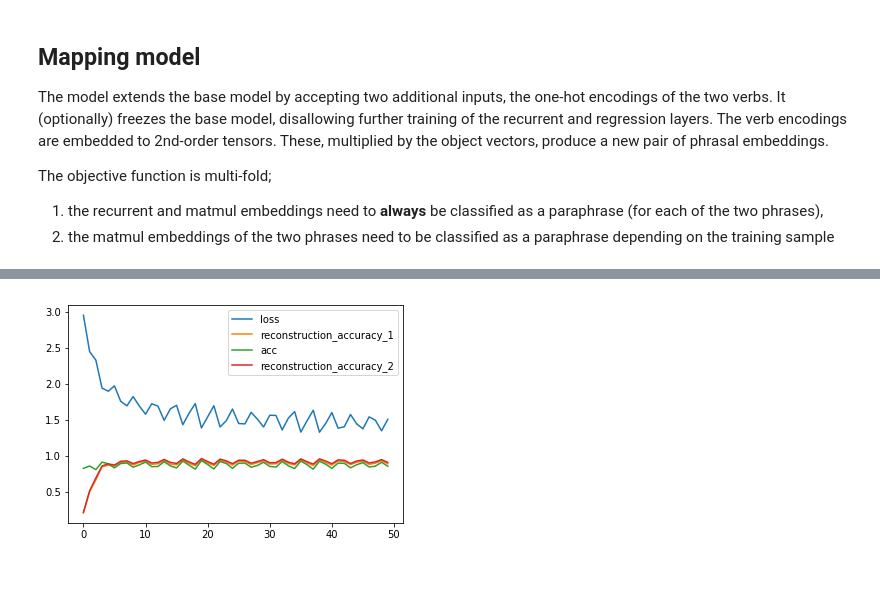
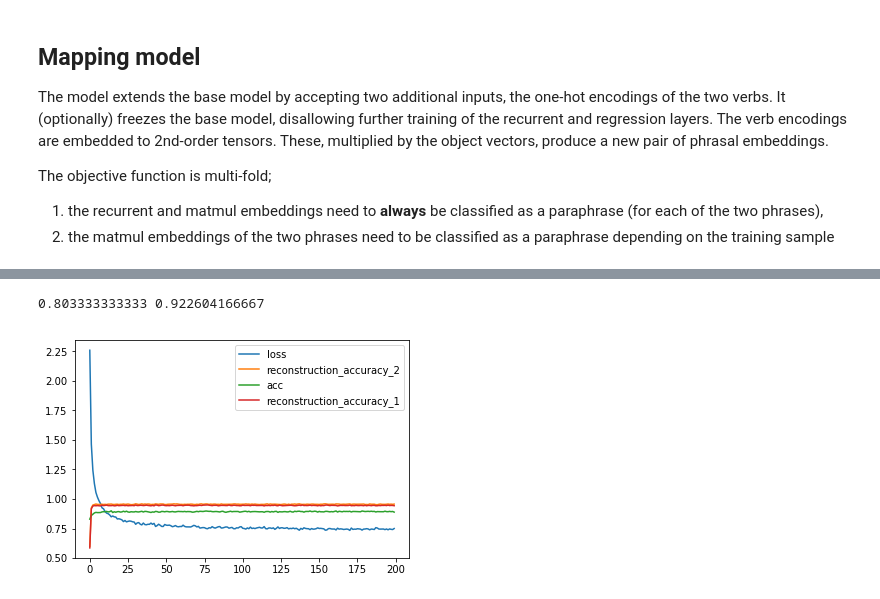
Before and after one commit to konstantinosKokos/verbs-as-maps, a Jupyter notebook: Showcase.ipynb, the cells around one changed output, grey strips where cells are left out. Cells and saved outputs as stored; diff of their text form; code cells hidden in the pictures.

```diff
--- a/Showcase.ipynb
+++ b/Showcase.ipynb
@@ -48,6 +71,7 @@ display(SVG(filename='Embedding.svg'))
 # %%
 # Fitting the mapping model requires more negative samples, larger batch size, more epochs and a slower learning rate to get good results
 g = mapper.fit_generator(data_generator(verbs, objects, pairs,
-                                        random_chance=0.7, batch_size = 128,
-                                        return_signatures=True),
-                         steps_per_epoch=100, nb_epoch=50, verbose=False)
+                                        random_chance=0.75, batch_size = 128,
+                                        return_signatures=True, shuffle=True),
+                         steps_per_epoch=125, nb_epoch=200, verbose=True)
+# a reset over the trainset happens approximately every num_samples / (batch_size * steps * (1-random_chance)) epochs
@@ -54,4 +96,12 @@ g = mapper.fit_generator(data_generator(verbs, objects, pairs,
-# %%
-histplot(g.history)
-# %% [output]
-[figure, removed]
+# %%
+_, mapper_TPR, _, _ = mapper.evaluate_generator(generator=(data_generator(verbs, objects, pairs, random_chance = 0,
+                                                                          return_signatures=True, shuffle=True)),
+                                         steps=150) # TPR is the accuracy at 0% random chance
+_, mapper_TNR, _, _ = mapper.evaluate_generator(generator=(data_generator(verbs, objects, pairs, random_chance = 1,
+                                                                          return_signatures=True, shuffle=True)),
+                                         steps=150) # TNR is the accuracy at 100% random chance
+print(mapper_TPR, mapper_TNR)
+histplot(g.history)
+# %% [output]
+0.803333333333 0.922604166667
+[figure, added]
```
Also changed, not shown: parts of 12 cells of this notebook, 1 other file.
